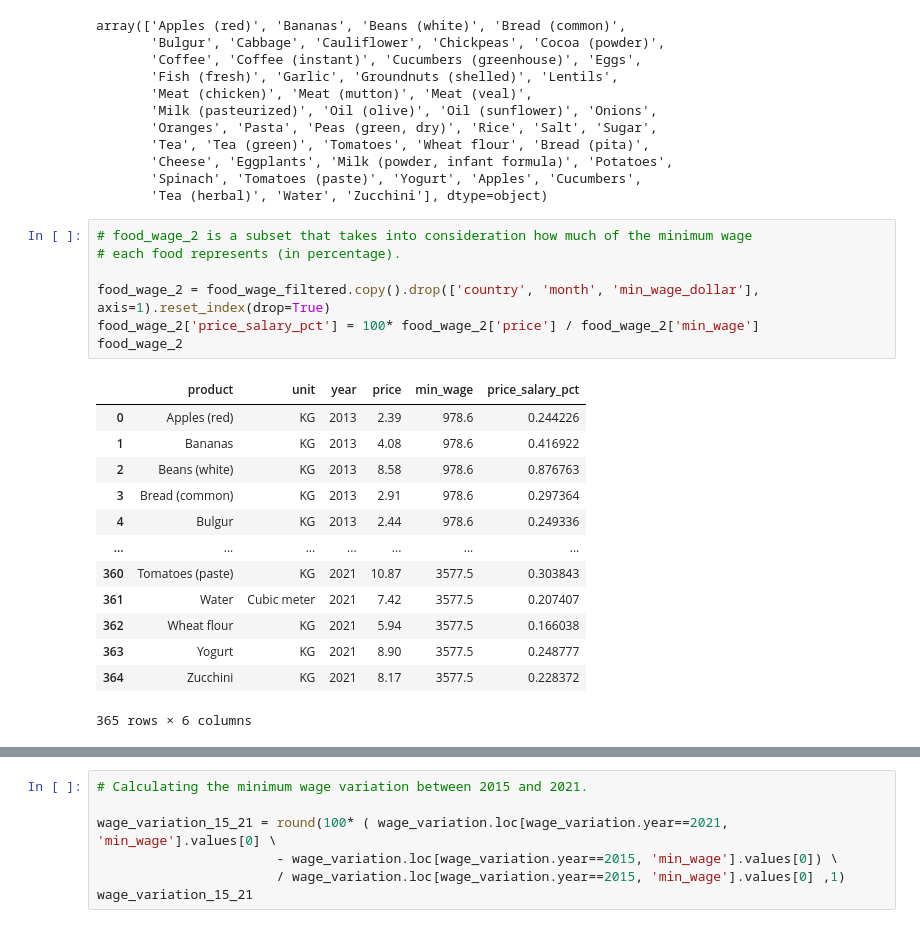
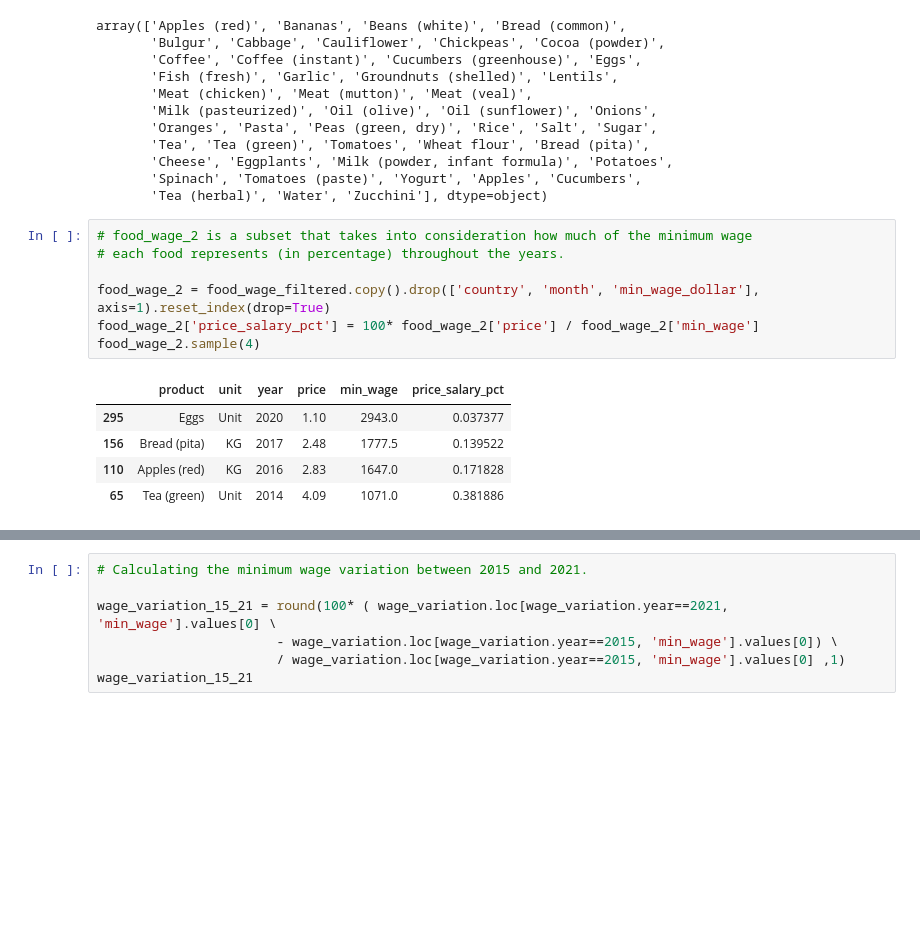
Before and after one commit to Maya-Souza/Project_2_APIs, a Jupyter notebook: Project 2 - Enriching a database.ipynb, the cells around one changed output, grey strips where cells are left out. Drawn from its saved outputs; the diff is of its cells as text; blank space fills up the shorter version.

```diff
--- a/Project 2 - Enriching a database.ipynb
+++ b/Project 2 - Enriching a database.ipynb
@@ -198,25 +199,17 @@ array(['Apples (red)', 'Bananas', 'Beans (white)', 'Bread (common)',
        'Tea (herbal)', 'Water', 'Zucchini'], dtype=object)
 # %%
 # food_wage_2 is a subset that takes into consideration how much of the minimum wage
-# each food represents (in percentage).
+# each food represents (in percentage) throughout the years.
 
 food_wage_2 = food_wage_filtered.copy().drop(['country', 'month', 'min_wage_dollar'], axis=1).reset_index(drop=True)
 food_wage_2['price_salary_pct'] = 100* food_wage_2['price'] / food_wage_2['min_wage']
-food_wage_2
+food_wage_2.sample(4)
 # %% [output]
 |  | product | unit | year | price | min_wage | price_salary_pct |
-| 0 | Apples (red) | KG | 2013 | 2.39 | 978.6 | 0.244226 |
-| 1 | Bananas | KG | 2013 | 4.08 | 978.6 | 0.416922 |
-| 2 | Beans (white) | KG | 2013 | 8.58 | 978.6 | 0.876763 |
-| 3 | Bread (common) | KG | 2013 | 2.91 | 978.6 | 0.297364 |
-| 4 | Bulgur | KG | 2013 | 2.44 | 978.6 | 0.249336 |
-| ... | ... | ... | ... | ... | ... | ... |
-| 360 | Tomatoes (paste) | KG | 2021 | 10.87 | 3577.5 | 0.303843 |
-| 361 | Water | Cubic meter | 2021 | 7.42 | 3577.5 | 0.207407 |
-| 362 | Wheat flour | KG | 2021 | 5.94 | 3577.5 | 0.166038 |
-| 363 | Yogurt | KG | 2021 | 8.90 | 3577.5 | 0.248777 |
-| 364 | Zucchini | KG | 2021 | 8.17 | 3577.5 | 0.228372 |
+| 295 | Eggs | Unit | 2020 | 1.10 | 2943.0 | 0.037377 |
+| 156 | Bread (pita) | KG | 2017 | 2.48 | 1777.5 | 0.139522 |
+| 110 | Apples (red) | KG | 2016 | 2.83 | 1647.0 | 0.171828 |
+| 65 | Tea (green) | Unit | 2014 | 4.09 | 1071.0 | 0.381886 |
-365 rows × 6 columns
 # %%
 # Creating a subset of the variation in minimum wage in Turkish lira (national currency) and dollars.
 # I know this could be transformed into a function, I just couldn't manage
```
Also changed, not shown: parts of 29 cells of this notebook.
